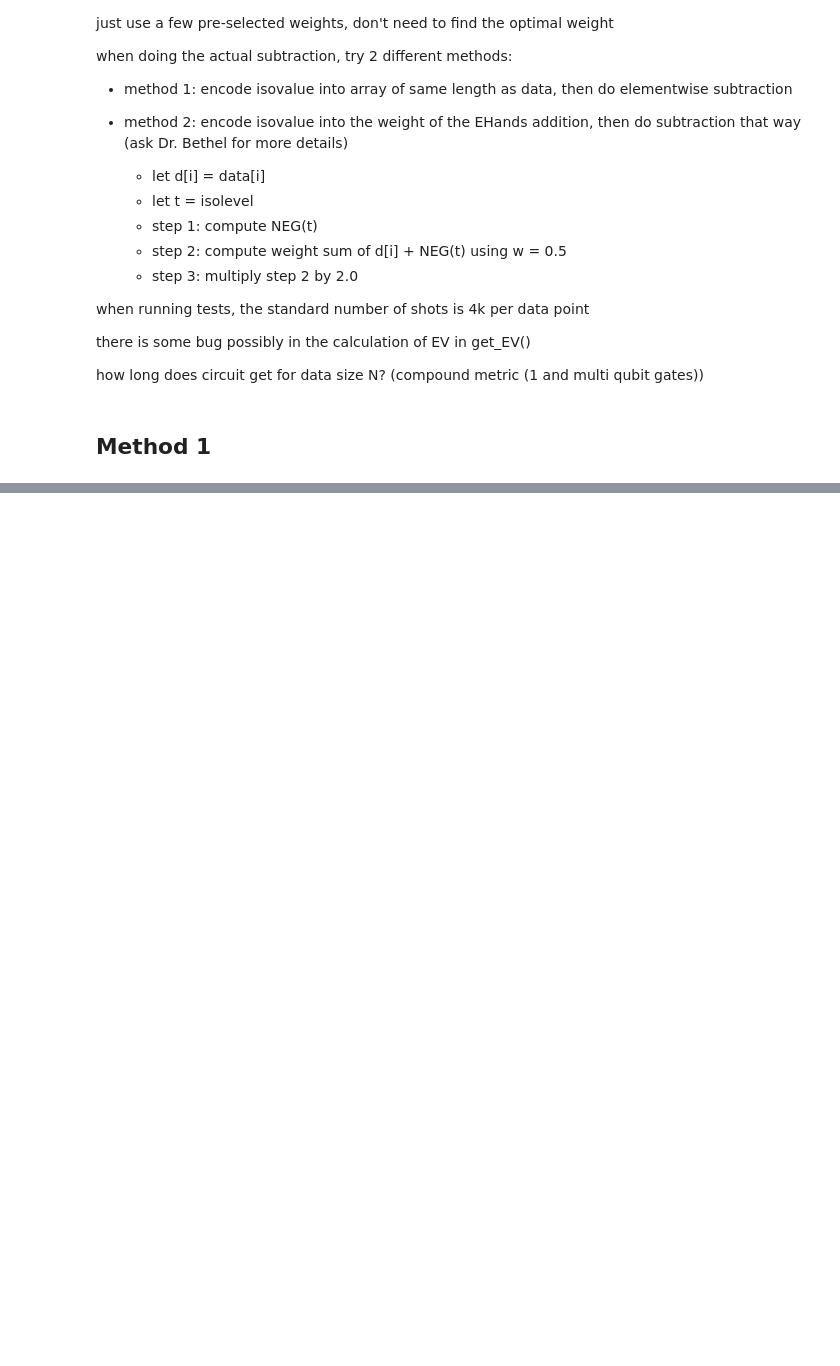
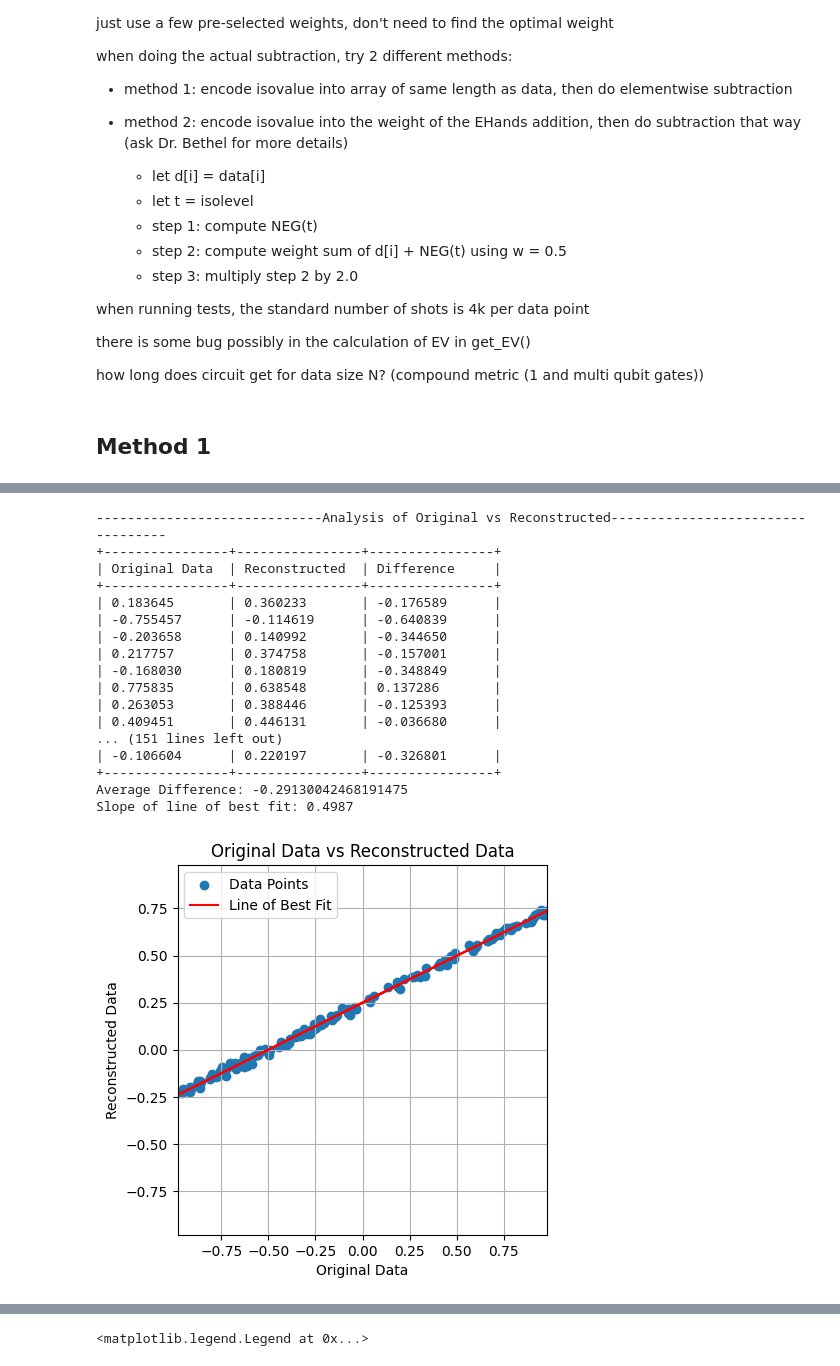
Before and after one commit to Burned357Waffles/Marching-Qubes-Thesis, a Jupyter notebook: ehands_qcrank_vertex_classification_exploration.ipynb, the cells around one changed output, grey strips where cells are left out. Drawn from its saved outputs; the diff is of its cells as text; code cells hidden in the pictures; blank space fills up the shorter version.

```diff
--- a/ehands_qcrank_vertex_classification_exploration.ipynb
+++ b/ehands_qcrank_vertex_classification_exploration.ipynb
@@ -831,0 +822,77 @@ Slope of line of best fit: 0.4977
+# %%
+print("-----------------------------Analysis of Original vs Reconstructed----------------------------------")
+avg_dif = 0
+print("+----------------+----------------+----------------+")
+print("| Original Data  | Reconstructed  | Difference     |")
+print("+----------------+----------------+----------------+")
+
+for o, r in zip(np.concatenate(all_data_list[0]).flatten(),
+                np.concatenate(all_rec_list[0]).flatten()):
+    dif = o - r
+    avg_dif += dif
+    print(f"| {o:<14.6f} | {r:<14.6f} | {dif:<14.6f} |")
+
+print("+----------------+----------------+----------------+")
+
+n_points = len(np.concatenate(all_data_list[0]).flatten())
+avg_dif /= n_points
+
+print(f"Average Difference: {avg_dif}")
+
+
+title = 'Original Data vs Reconstructed Data'
+x_label = 'Original Data'
+y_label = 'Reconstructed Data'
+legend = 'Data Points'
+plot_residuals(np.concatenate(all_rec_list[0]).flatten(),
+                np.concatenate(all_data_list[0]).flatten(),
+                title, x_label, y_label, legend)
+
+print("-----------------------------Analysis of Isovalue vs Reconstructed----------------------------------")
+avg_dif = 0
+print("+----------------+----------------+----------------+")
+print("| Original Iso   | Reconstructed  | Difference     |")
+print("+----------------+----------------+----------------+")
+
+for o, r in zip(np.concatenate(all_data_list[1]).flatten(),
+                np.concatenate(all_rec_list[1]).flatten()):
+    dif = o - r
+    avg_dif += dif
+    print(f"| {o:<14.6f} | {r:<14.6f} | {dif:<14.6f} |")
+
+print("+----------------+----------------+----------------+")
+
+n_points = len(np.concatenate(all_data_list[0]).flatten())
+avg_dif /= n_points
+
+print(f"Average Difference: {avg_dif}")
+
+
+title = 'Original Isovalue Array vs Reconstructed Array'
+x_label = 'Original Isovalue'
+y_label = 'Reconstructed Isovalue'
+legend = 'Data Points'
+plt.hist(np.concatenate(all_rec_list[1]).flatten(), bins=30, color='skyblue', edgecolor='black')
+plt.xlabel(x_label)
+plt.ylabel(y_label)
+plt.title(title)
+plt.legend()
+# %% [output]
+-----------------------------Analysis of Original vs Reconstructed----------------------------------
++----------------+----------------+----------------+
+| Original Data  | Reconstructed  | Difference     |
++----------------+----------------+----------------+
+| 0.183645       | 0.360233       | -0.176589      |
+| -0.755457      | -0.114619      | -0.640839      |
+| -0.203658      | 0.140992       | -0.344650      |
+| 0.217757       | 0.374758       | -0.157001      |
+| -0.168030      | 0.180819       | -0.348849      |
+| 0.775835       | 0.638548       | 0.137286       |
+| 0.263053       | 0.388446       | -0.125393      |
+| 0.409451       | 0.446131       | -0.036680      |
+... (151 lines left out)
+| -0.106604      | 0.220197       | -0.326801      |
++----------------+----------------+----------------+
+Average Difference: -0.29130042468191475
+Slope of line of best fit: 0.4987
+[figure, added]
@@ -831,0 +916 @@ Slope of line of best fit: 0.4977
+<matplotlib.legend.Legend at 0x...>
```
Also changed, not shown: parts of 11 cells of this notebook.
